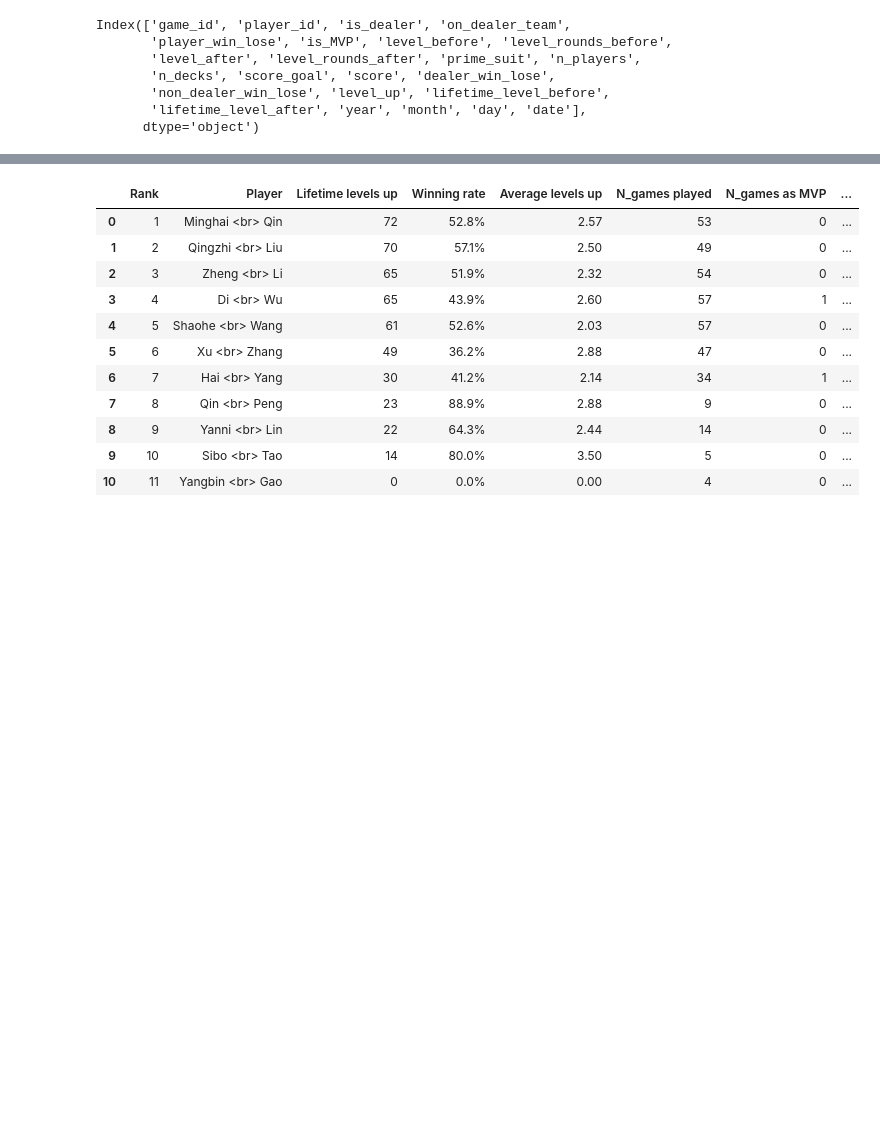
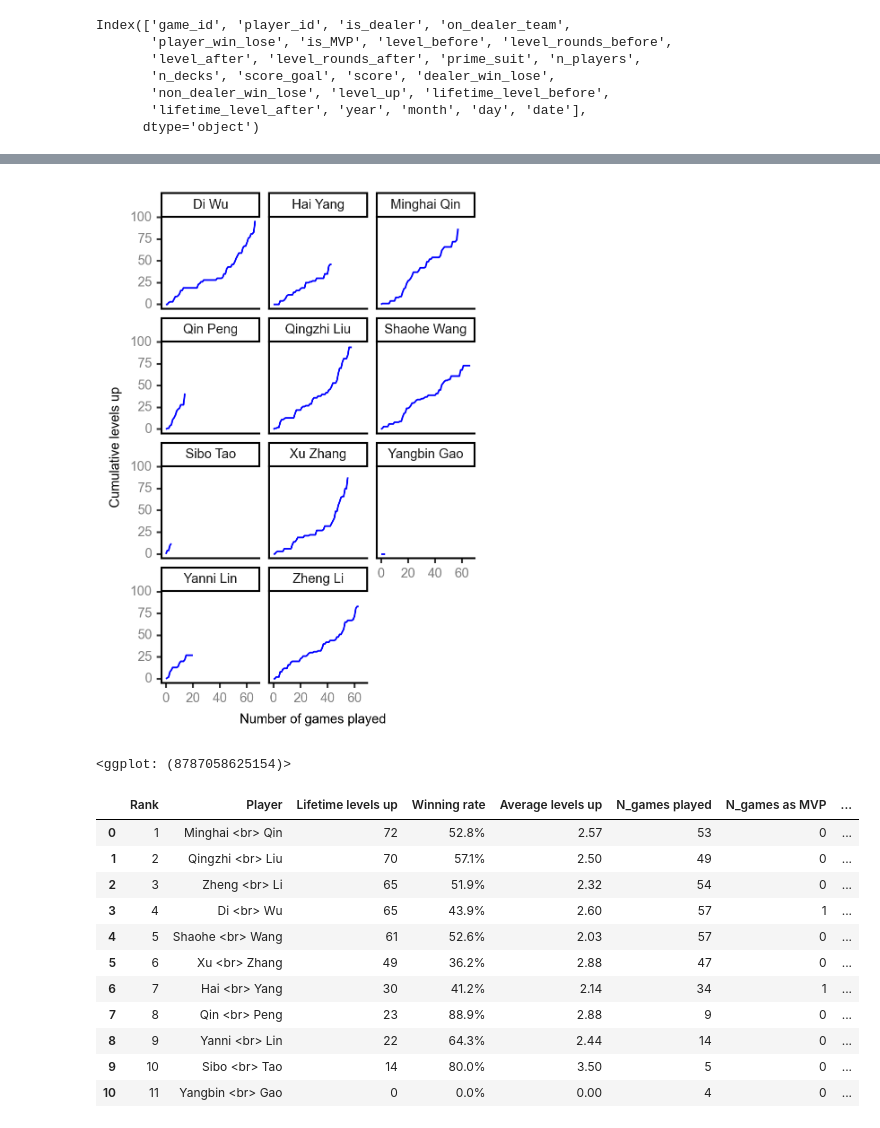
Before and after one commit to snownontrace/stats_playing_cards, a Jupyter notebook: update-player-stats.ipynb, the cells around one changed output, grey strips where cells are left out. Cells and saved outputs as stored; diff of their text form; code cells hidden in the pictures; blank space fills up the shorter version.

```diff
--- a/update-player-stats.ipynb
+++ b/update-player-stats.ipynb
@@ -2,15 +2,7 @@
 from get_sheet_data import get_sheet_data
 import pandas as pd
 from datetime import date
-import matplotlib
-import matplotlib.pyplot as plt
-import seaborn as sns
-
-%matplotlib inline
-font = {'family' : 'Arial',
-        'size'   : 7}
-matplotlib.rc('font', **font)
-plt.rcParams['svg.fonttype'] = 'none'
+import plotnine as p9
 # %%
 # pull data from the Google spreadsheet
 SHEET_URL = 'https://docs.google.com/spreadsheets/d/1So3PBr9gV3I0LzApZOgJlQew2QjM1wAiWhR50rAnHRg/edit#gid=2137801449'
@@ -277,33 +221,26 @@ import plotnine as p9
 # %%
-df_player_history = df[['player_id', 'lifetime_level_before']]
-df_player_history.sort_values(by=['player_id', 'lifetime_level_before'], ascending=True, inplace=True)
-
-# make game inex
-game_index = []
-for i in df_player_history.groupby('player_id').describe()['lifetime_level_before']['count']:
-    for j in range(int(i)):
-        game_index.append(j)
-df_player_history['game_index'] = game_index
-# df_player_history
-
-# We can further customize the plot appearance by changing the themes
+# plot with plotnine
 player_history_plot = (
 p9.ggplot(data=df_player_history,
           mapping=p9.aes(x='game_index',
                          y='lifetime_level_before'))
 #     + p9.geom_point(alpha=0.1)
     + p9.geom_line(color='blue')
     + p9.xlab("Number of games played")
     + p9.ylab("Cumulative levels up")
     + p9.theme_classic() # use alternative themes
     + p9.facet_wrap("player_id", ncol=3)
+    + p9.theme(axis_text_x = p9.element_text(color="grey", size=7, family='Arial'),
+               axis_text_y = p9.element_text(color="grey", size=7, family='Arial'))
+#     + p9.theme(p9.element_rect({'alpha': 0}))
     + p9.theme(figure_size=(3, 4.5), dpi=300)
-    + p9.theme(text=p9.element_text(size=7, font='Arial'))
-    + p9.theme(axis_text_x = p9.element_text(color="grey", size=7, font='Arial'),
-               axis_text_y = p9.element_text(color="grey", size=7, font='Arial'))
+    + p9.theme(text=p9.element_text(size=7, family='Arial'))
 )
-
-player_history_plot.save('../snownontrace.github.io/assets/images/player_history_plot.png')
+player_history_plot
+# player_history_plot.save('../snownontrace.github.io/assets/images/player_history_plot.png')
+# %% [output]
+[figure, added]
+<ggplot: (8787058625154)>
 # %%
 # get a list of game_id when the dealer team is shortstaffed
 shortstaffed_games_list = get_games_dealer_team_shortstaffed(df)
```
Also changed, not shown: parts of 6 cells of this notebook.
